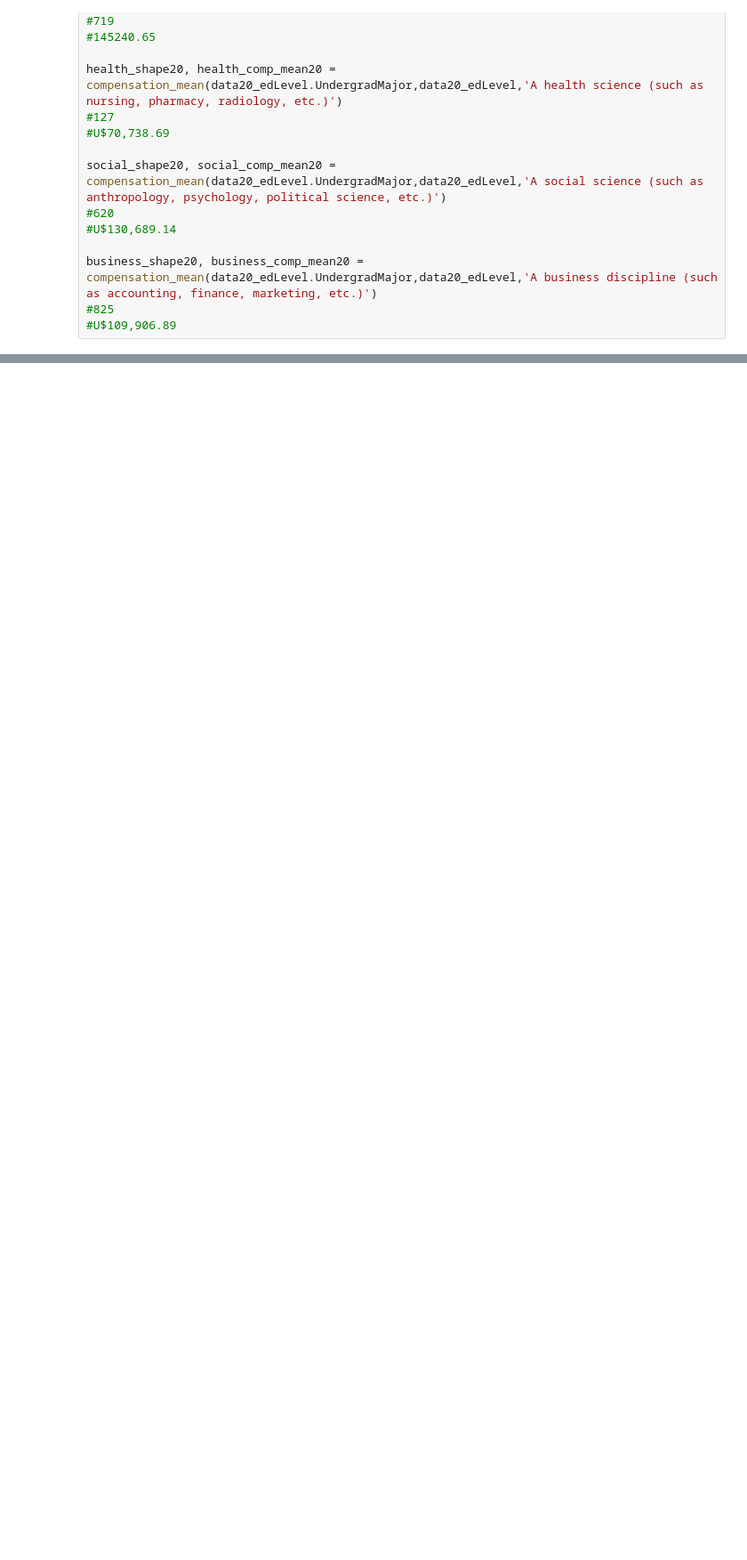
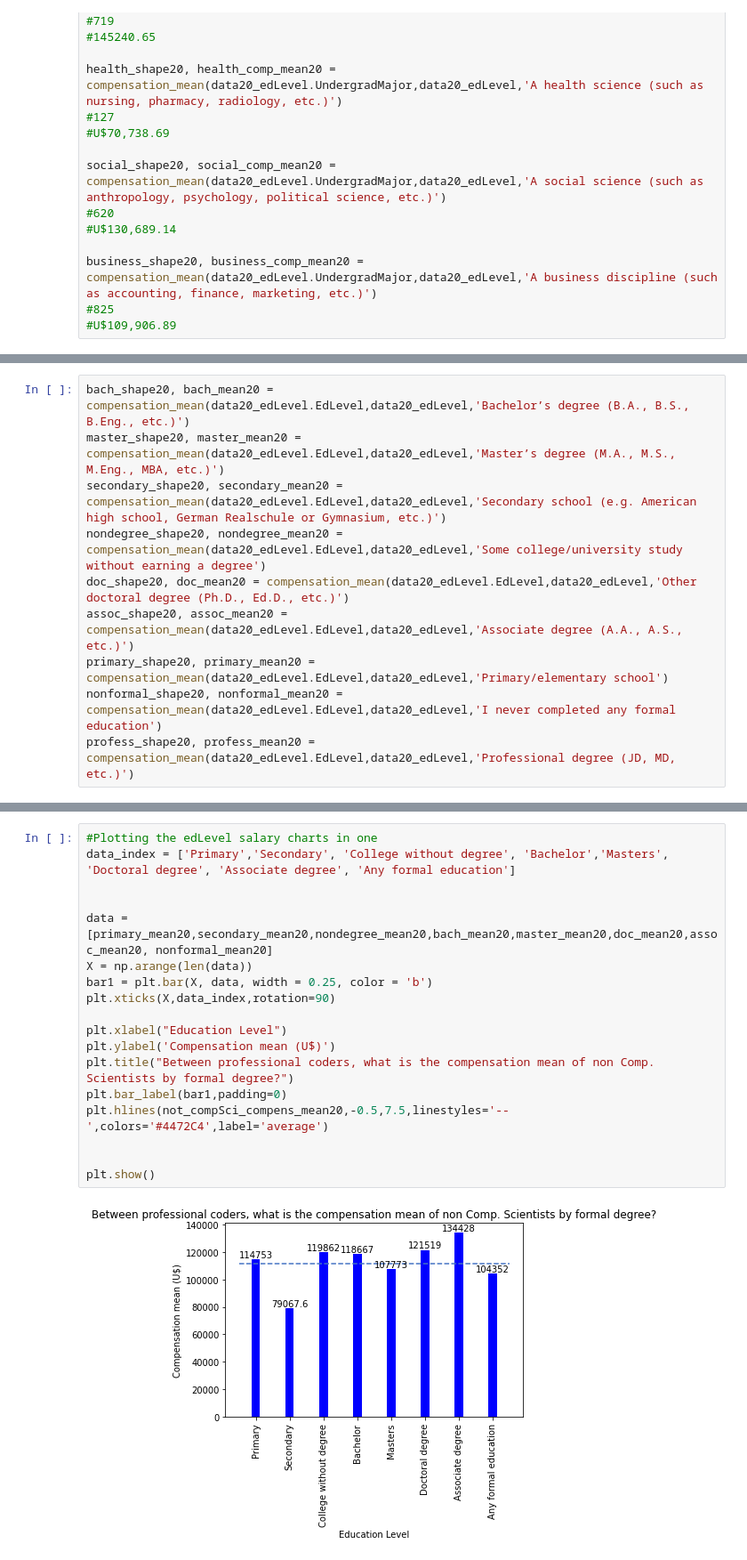
Before and after one commit to NataliaKitaoka/coder-evolution, a Jupyter notebook: coder-evolution.ipynb, the cells around one changed output, grey strips where cells are left out. Shown: that part at 89% size. Cells and saved outputs as stored; diff of their text form; blank space fills up the shorter version.

```diff
--- a/coder-evolution.ipynb
+++ b/coder-evolution.ipynb
@@ -559,0 +594,10 @@ business_shape20, business_comp_mean20 = compensation_mean(data20_edLevel.Underg
+# %%
+bach_shape20, bach_mean20 = compensation_mean(data20_edLevel.EdLevel,data20_edLevel,'Bachelor’s degree (B.A., B.S., B.Eng., etc.)')
+master_shape20, master_mean20 = compensation_mean(data20_edLevel.EdLevel,data20_edLevel,'Master’s degree (M.A., M.S., M.Eng., MBA, etc.)')
+secondary_shape20, secondary_mean20 = compensation_mean(data20_edLevel.EdLevel,data20_edLevel,'Secondary school (e.g. American high school, German Realschule or Gymnasium, etc.)')
+nondegree_shape20, nondegree_mean20 = compensation_mean(data20_edLevel.EdLevel,data20_edLevel,'Some college/university study without earning a degree')
+doc_shape20, doc_mean20 = compensation_mean(data20_edLevel.EdLevel,data20_edLevel,'Other doctoral degree (Ph.D., Ed.D., etc.)')
+assoc_shape20, assoc_mean20 = compensation_mean(data20_edLevel.EdLevel,data20_edLevel,'Associate degree (A.A., A.S., etc.)')
+primary_shape20, primary_mean20 = compensation_mean(data20_edLevel.EdLevel,data20_edLevel,'Primary/elementary school')
+nonformal_shape20, nonformal_mean20 = compensation_mean(data20_edLevel.EdLevel,data20_edLevel,'I never completed any formal education')
+profess_shape20, profess_mean20 = compensation_mean(data20_edLevel.EdLevel,data20_edLevel,'Professional degree (JD, MD, etc.)')
@@ -559,0 +608,20 @@ business_shape20, business_comp_mean20 = compensation_mean(data20_edLevel.Underg
+# %%
+#Plotting the edLevel salary charts in one
+data_index = ['Primary','Secondary', 'College without degree', 'Bachelor','Masters', 'Doctoral degree', 'Associate degree', 'Any formal education']
+
+
+data = [primary_mean20,secondary_mean20,nondegree_mean20,bach_mean20,master_mean20,doc_mean20,assoc_mean20, nonformal_mean20]
+X = np.arange(len(data))
+bar1 = plt.bar(X, data, width = 0.25, color = 'b')
+plt.xticks(X,data_index,rotation=90)
+
+plt.xlabel("Education Level")
+plt.ylabel('Compensation mean (U$)')
+plt.title("Between professional coders, what is the compensation mean of non Comp. Scientists by formal degree?")
+plt.bar_label(bar1,padding=0)
+plt.hlines(not_compSci_compens_mean20,-0.5,7.5,linestyles='--',colors='#4472C4',label='average')
+
+
+plt.show()
+# %% [output]
+[figure, added]
```
Also changed, not shown: parts of 9 cells of this notebook.
